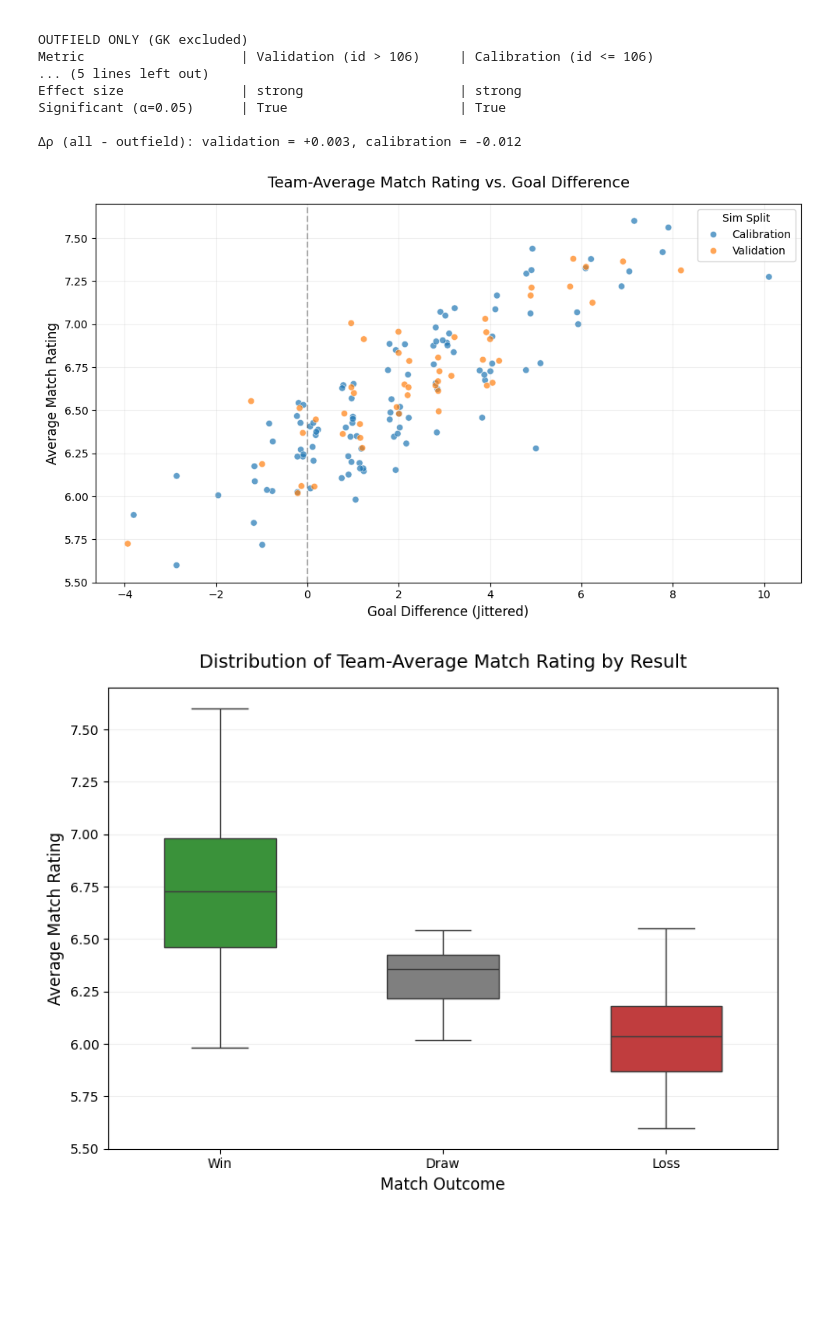
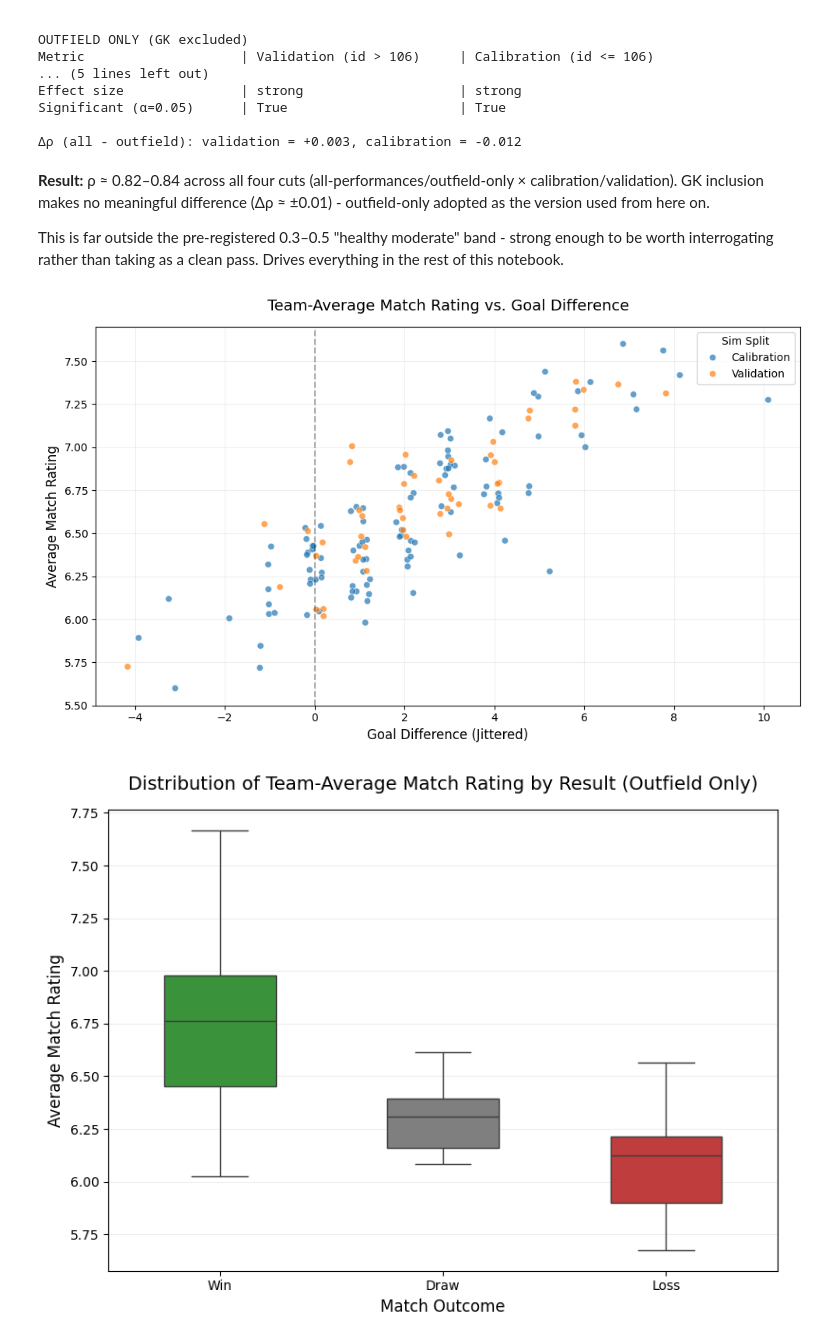
Before and after one commit to Kaziksobo/Gaffers-Clipboard, a Jupyter notebook: workshop/ratings_validation/ratings_v_gd.ipynb, the cells around one changed output. Drawn from its saved outputs; the diff is of its cells as text; code cells hidden in the pictures; blank space fills up the shorter version.

Commit message:
Updated findings in ratings v gd notebook

```diff
--- a/workshop/ratings_validation/ratings_v_gd.ipynb
+++ b/workshop/ratings_validation/ratings_v_gd.ipynb
@@ -214,14 +232,24 @@ Effect size               | strong                    | strong
 Significant (α=0.05)      | True                      | True
 
 Δρ (all - outfield): validation = +0.003, calibration = -0.012
+# %% [markdown]
+**Result:** ρ ≈ 0.82–0.84 across all four cuts (all-performances/outfield-only ×
+calibration/validation). GK inclusion makes no meaningful difference
+(Δρ ≈ ±0.01) - outfield-only adopted as the version used from here on.
+
+This is far outside the pre-registered 0.3–0.5 "healthy moderate" band - strong
+enough to be worth interrogating rather than taking as a clean pass. Drives
+everything in the rest of this notebook.
 # %%
 calibration_set['dataset'] = 'Calibration'
 validation_set['dataset'] = 'Validation'
 plot_df = pd.concat([calibration_set, validation_set])
 
 # 2. Apply horizontal jitter to Goal Difference
-np.random.seed(42) # Lock seed so the jitter doesn't dance around between runs
-plot_df['gd_jittered'] = plot_df['goal_diff'] + np.random.uniform(-0.25, 0.25, size=len(plot_df))
+rng = np.random.default_rng(RANDOM_SEED)  # instance-based, consistent with
+                                           # cluster_bootstrap_spearman's approach -
+                                           # doesn't mutate global numpy state
+plot_df['gd_jittered'] = plot_df['goal_diff'] + rng.uniform(-0.25, 0.25, size=len(plot_df))
 
 # 3. Build the scatter plot
 plt.figure(figsize=(10, 6))
@@ -247,39 +275,40 @@ plt.legend(title='Sim Split')
 plt.tight_layout()
 plt.show()
 # %% [output]
-[figure, old version]
+[figure, new version]
 # %%
-# 1. Derive W/D/L from Goal Difference
+# 1. Derive W/D/L from Goal Difference (outfield-only, consistent with everything
+# from cell 7 onward)
 conditions = [
-    (team_averages_df['goal_diff'] > 0),
-    (team_averages_df['goal_diff'] == 0),
-    (team_averages_df['goal_diff'] < 0)
+    (team_averages_outfield_df['goal_diff'] > 0),
+    (team_averages_outfield_df['goal_diff'] == 0),
+    (team_averages_outfield_df['goal_diff'] < 0)
 ]
 choices = ['Win', 'Draw', 'Loss']
 
 # Pass an explicit string default so NumPy maintains a uniform StrDType
-team_averages_df['outcome'] = np.select(conditions, choices, default='Unknown')
+team_averages_outfield_df['outcome'] = np.select(conditions, choices, default='Unknown')
 
 # 2. Build the Boxplot
 plt.figure(figsize=(8, 6))
 sns.boxplot(
-    data=team_averages_df,
+    data=team_averages_outfield_df,
     x='outcome',
     y='avg_match_rating',
     hue='outcome',
     order=['Win', 'Draw', 'Loss'],
     palette={'Win': '#2ca02c', 'Draw': '#7f7f7f', 'Loss': '#d62728'},
     width=0.5,
     fliersize=4,
     legend=False
 )
 
-plt.title("Distribution of Team-Average Match Rating by Result", fontsize=14, pad=15)
+plt.title("Distribution of Team-Average Match Rating by Result (Outfield Only)", fontsize=14, pad=15)
 plt.xlabel("Match Outcome", fontsize=12)
 plt.ylabel("Average Match Rating", fontsize=12)
 plt.grid(True, axis='y', alpha=0.2)
 
 plt.tight_layout()
 plt.show()
 # %% [output]
-[figure, old version]
+[figure, new version]
```
Also changed, not shown: parts of 32 cells of this notebook.
